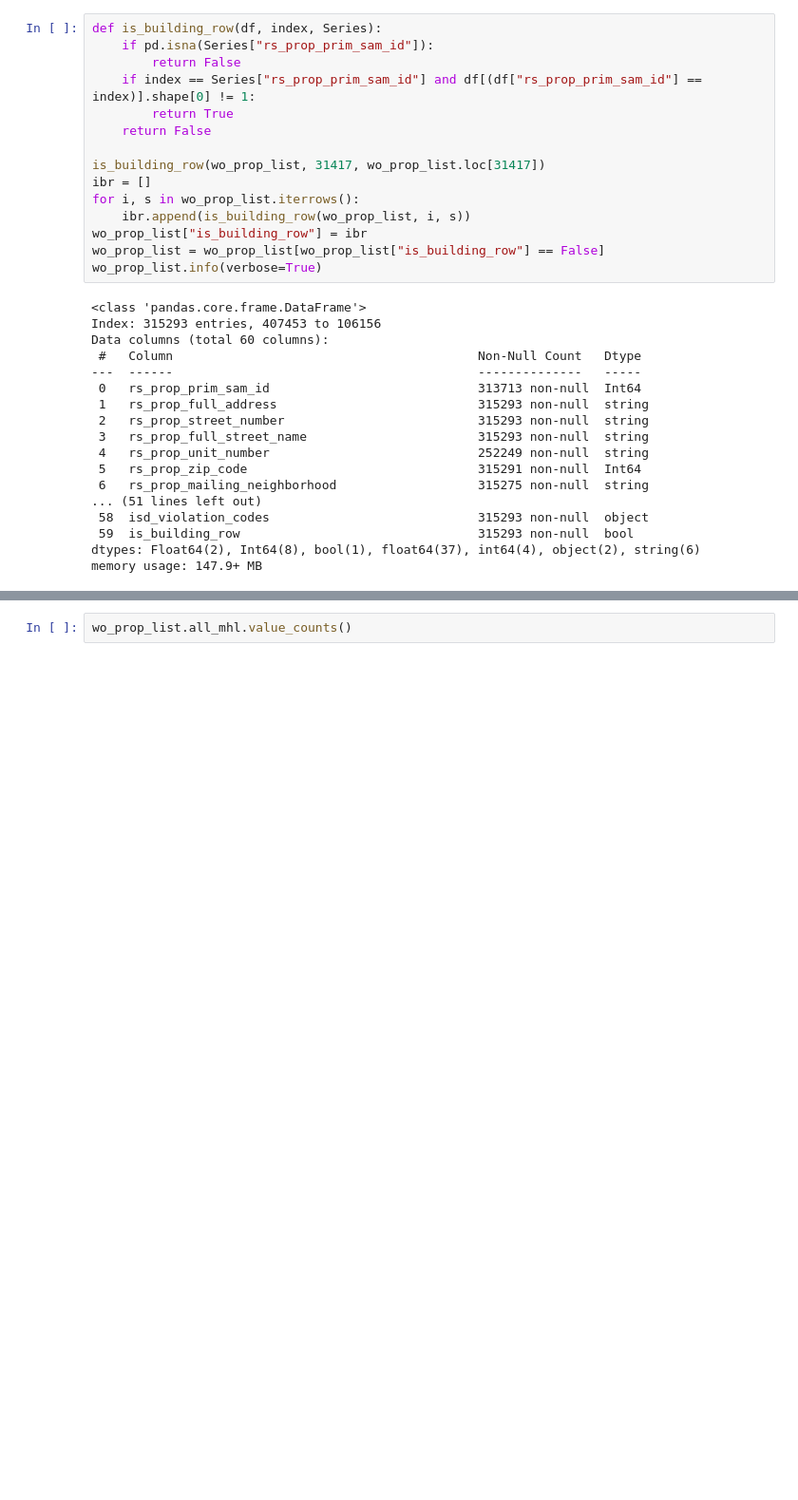
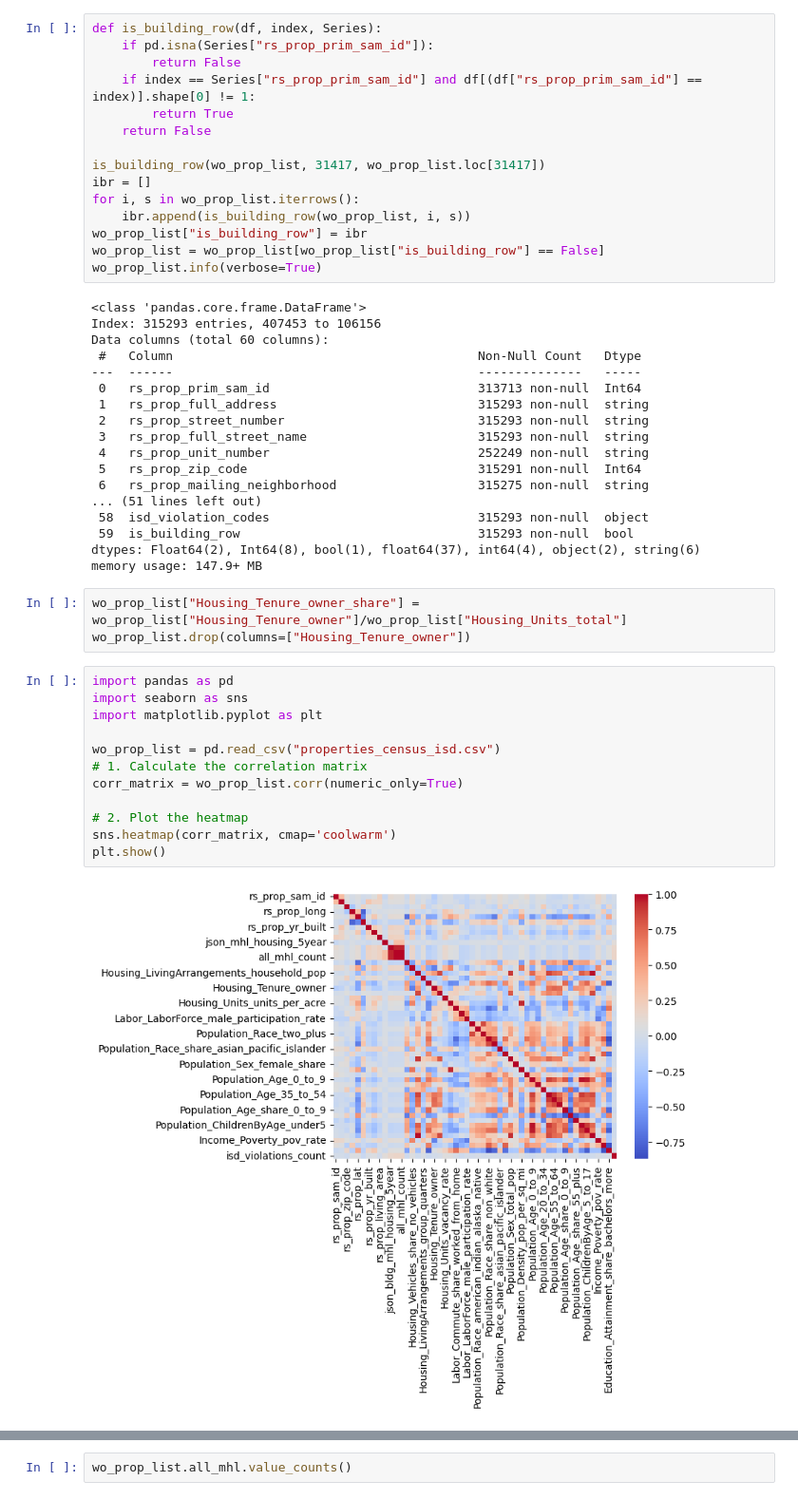
Before and after one commit to shohinis/rentsmart, a Jupyter notebook: preprocessing_real.ipynb, the cells around one changed output, grey strips where cells are left out. Shown at 95% size. Cells and saved outputs as stored; diff of their text form; blank space fills up the shorter version.

```diff
--- a/preprocessing_real.ipynb
+++ b/preprocessing_real.ipynb
@@ -271,3 +271,20 @@ Data columns (total 60 columns):
  59  is_building_row                                315293 non-null  bool
 dtypes: Float64(2), Int64(8), bool(1), float64(37), int64(4), object(2), string(6)
 memory usage: 147.9+ MB
+# %%
+wo_prop_list["Housing_Tenure_owner_share"] = wo_prop_list["Housing_Tenure_owner"]/wo_prop_list["Housing_Units_total"]
+wo_prop_list.drop(columns=["Housing_Tenure_owner"])
+# %%
+import pandas as pd
+import seaborn as sns
+import matplotlib.pyplot as plt
+
+wo_prop_list = pd.read_csv("properties_census_isd.csv")
+# 1. Calculate the correlation matrix
+corr_matrix = wo_prop_list.corr(numeric_only=True)
+
+# 2. Plot the heatmap
+sns.heatmap(corr_matrix, cmap='coolwarm')
+plt.show()
+# %% [output]
+[figure, added]
```
Also changed, not shown: parts of 4 cells of this notebook, 1 other file.
